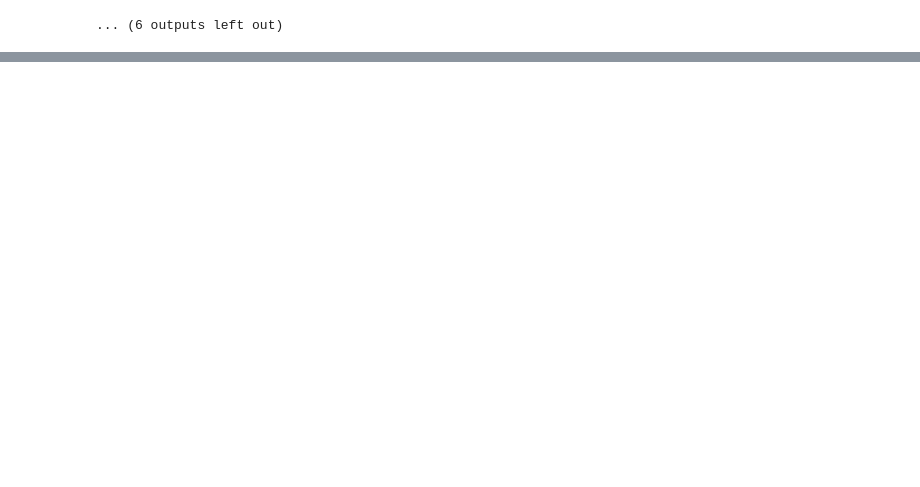
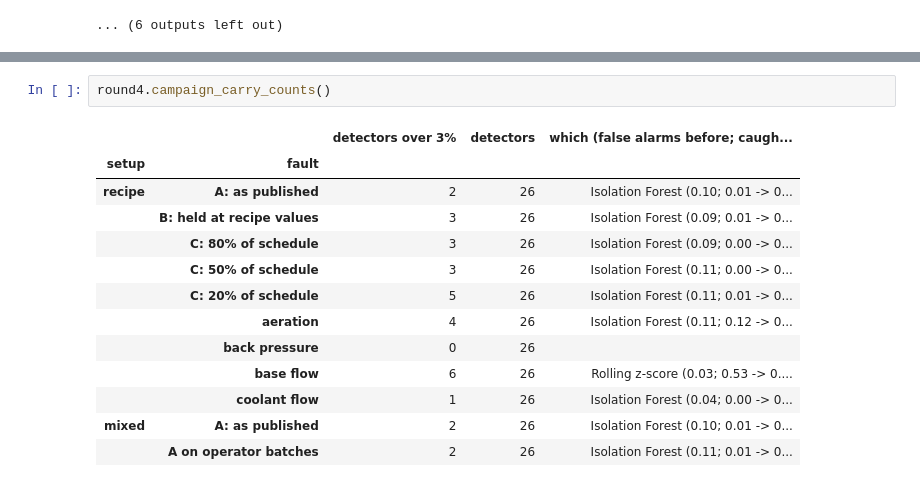
Before and after one commit to NeerajGit16/deep-learning-in-anomaly-detection, a Jupyter notebook: anomaly_lab/13_pensim_campaign.ipynb, the cells around one changed output, grey strips where cells are left out. Cells and saved outputs as stored; diff of their text form; blank space fills up the shorter version.

```diff
--- a/anomaly_lab/13_pensim_campaign.ipynb
+++ b/anomaly_lab/13_pensim_campaign.ipynb
@@ -353,0 +395,16 @@ aeration
+# %%
+round4.campaign_carry_counts()
+# %% [output]
+|  |  | detectors over 3% | detectors | which (false alarms before; caugh... |
+| setup | fault |  |  |  |
+| recipe | A: as published | 2 | 26 | Isolation Forest (0.10; 0.01 -> 0... |
+|  | B: held at recipe values | 3 | 26 | Isolation Forest (0.09; 0.01 -> 0... |
+|  | C: 80% of schedule | 3 | 26 | Isolation Forest (0.09; 0.00 -> 0... |
+|  | C: 50% of schedule | 3 | 26 | Isolation Forest (0.11; 0.00 -> 0... |
+|  | C: 20% of schedule | 5 | 26 | Isolation Forest (0.11; 0.01 -> 0... |
+|  | aeration | 4 | 26 | Isolation Forest (0.11; 0.12 -> 0... |
+|  | back pressure | 0 | 26 |  |
+|  | base flow | 6 | 26 | Rolling z-score (0.03; 0.53 -> 0.... |
+|  | coolant flow | 1 | 26 | Isolation Forest (0.04; 0.00 -> 0... |
+| mixed | A: as published | 2 | 26 | Isolation Forest (0.10; 0.01 -> 0... |
+|  | A on operator batches | 2 | 26 | Isolation Forest (0.11; 0.01 -> 0... |
```
Also changed, not shown: parts of 3 cells of this notebook, 1 other file.
